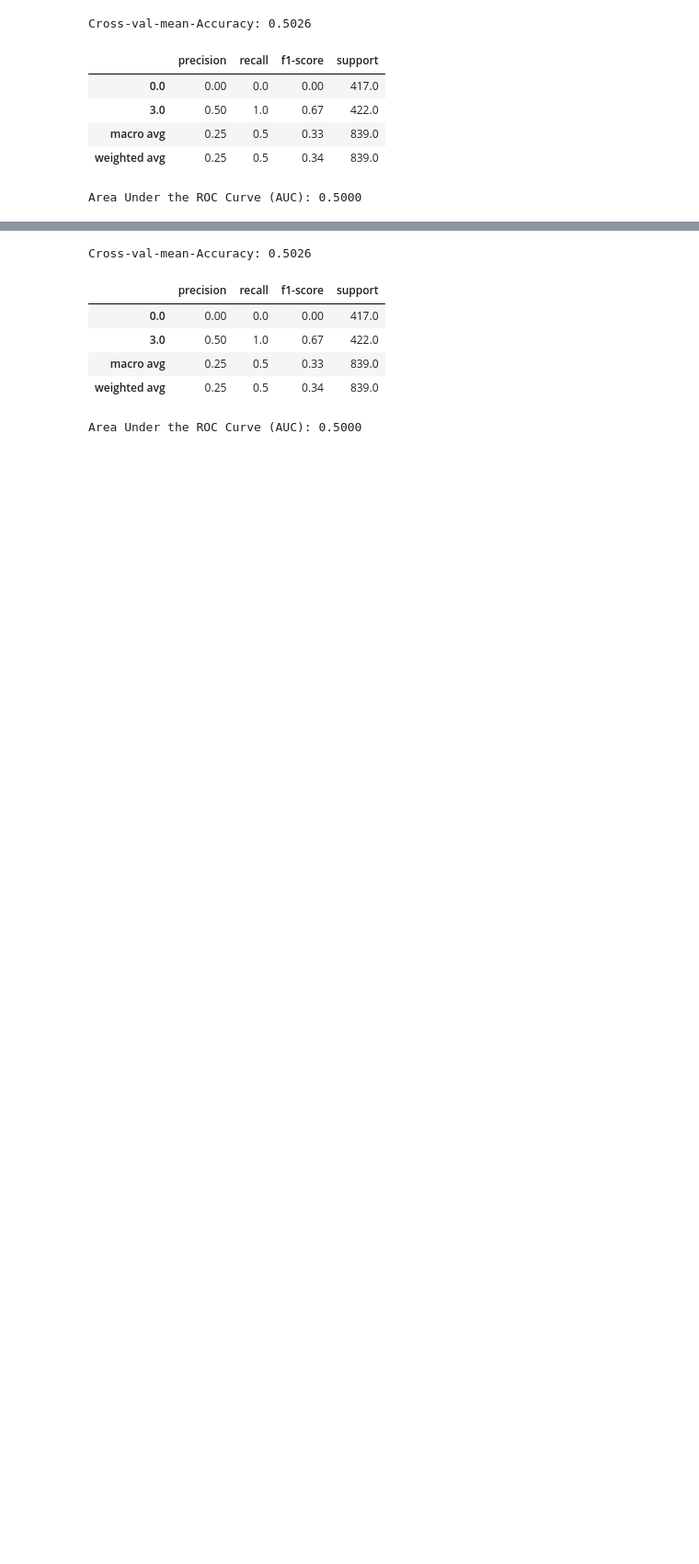
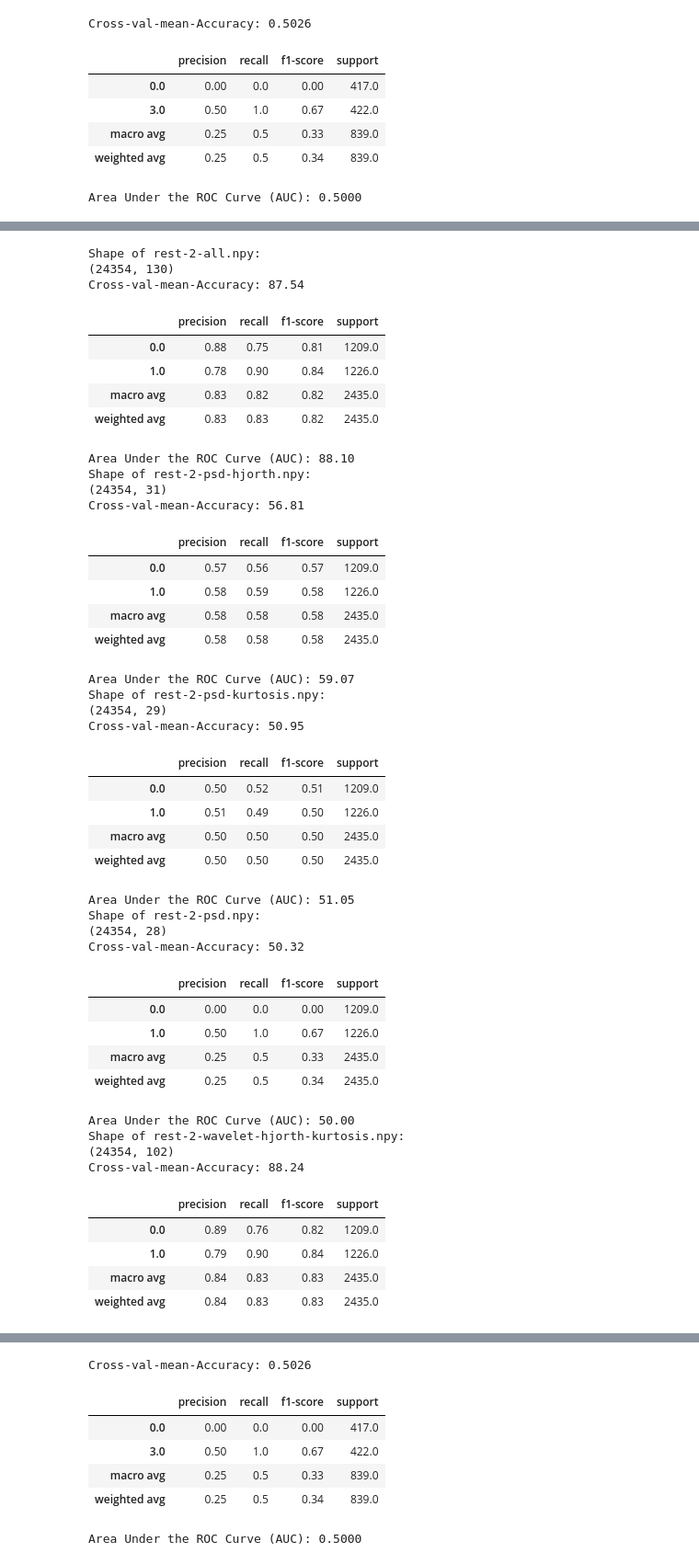
Before and after one commit to rahul-2422/BTP-files, a Jupyter notebook: codes-v1/classification.ipynb, the cells around one changed output, grey strips where cells are left out. Shown at 92% size. Cells and saved outputs as stored; diff of their text form; code cells hidden in the pictures; blank space fills up the shorter version.

```diff
--- a/codes-v1/classification.ipynb
+++ b/codes-v1/classification.ipynb
@@ -285,0 +363,65 @@ Area Under the ROC Curve (AUC): 0.9622
+# %%
+for feature_file in feature_list:
+
+    feature_matrix = np.load(f"../all-sub-features/{feature_file}")
+
+    labels = feature_matrix[:, -1]
+    data = feature_matrix[:, :-1]
+
+    print(f"Shape of {feature_file}:")
+    print(data.shape)
+
+
+    for train_index, test_index in fold.split(data, labels):
+
+        x_train, x_test, y_train, y_test = data[train_index], data[test_index], labels[train_index], labels[test_index]
+
+    from sklearn.ensemble import ExtraTreesClassifier
+    etc = ExtraTreesClassifier(n_estimators=50)
+
+    metrics(etc)
+# %% [output]
+Shape of rest-2-all.npy:
+(24354, 130)
+Cross-val-mean-Accuracy: 87.54
+|  | precision | recall | f1-score | support |
+| 0.0 | 0.88 | 0.75 | 0.81 | 1209.0 |
+| 1.0 | 0.78 | 0.90 | 0.84 | 1226.0 |
+| macro avg | 0.83 | 0.82 | 0.82 | 2435.0 |
+| weighted avg | 0.83 | 0.83 | 0.82 | 2435.0 |
+Area Under the ROC Curve (AUC): 88.10
+Shape of rest-2-psd-hjorth.npy:
+(24354, 31)
+Cross-val-mean-Accuracy: 56.81
+|  | precision | recall | f1-score | support |
+| 0.0 | 0.57 | 0.56 | 0.57 | 1209.0 |
+| 1.0 | 0.58 | 0.59 | 0.58 | 1226.0 |
+| macro avg | 0.58 | 0.58 | 0.58 | 2435.0 |
+| weighted avg | 0.58 | 0.58 | 0.58 | 2435.0 |
+Area Under the ROC Curve (AUC): 59.07
+Shape of rest-2-psd-kurtosis.npy:
+(24354, 29)
+Cross-val-mean-Accuracy: 50.95
+|  | precision | recall | f1-score | support |
+| 0.0 | 0.50 | 0.52 | 0.51 | 1209.0 |
+| 1.0 | 0.51 | 0.49 | 0.50 | 1226.0 |
+| macro avg | 0.50 | 0.50 | 0.50 | 2435.0 |
+| weighted avg | 0.50 | 0.50 | 0.50 | 2435.0 |
+Area Under the ROC Curve (AUC): 51.05
+Shape of rest-2-psd.npy:
+(24354, 28)
+Cross-val-mean-Accuracy: 50.32
+|  | precision | recall | f1-score | support |
+| 0.0 | 0.00 | 0.0 | 0.00 | 1209.0 |
+| 1.0 | 0.50 | 1.0 | 0.67 | 1226.0 |
+| macro avg | 0.25 | 0.5 | 0.33 | 2435.0 |
+| weighted avg | 0.25 | 0.5 | 0.34 | 2435.0 |
+Area Under the ROC Curve (AUC): 50.00
+Shape of rest-2-wavelet-hjorth-kurtosis.npy:
+(24354, 102)
+Cross-val-mean-Accuracy: 88.24
+|  | precision | recall | f1-score | support |
+| 0.0 | 0.89 | 0.76 | 0.82 | 1209.0 |
+| 1.0 | 0.79 | 0.90 | 0.84 | 1226.0 |
+| macro avg | 0.84 | 0.83 | 0.83 | 2435.0 |
+| weighted avg | 0.84 | 0.83 | 0.83 | 2435.0 |
```
Also changed, not shown: parts of 26 cells of this notebook, 1 other file.
